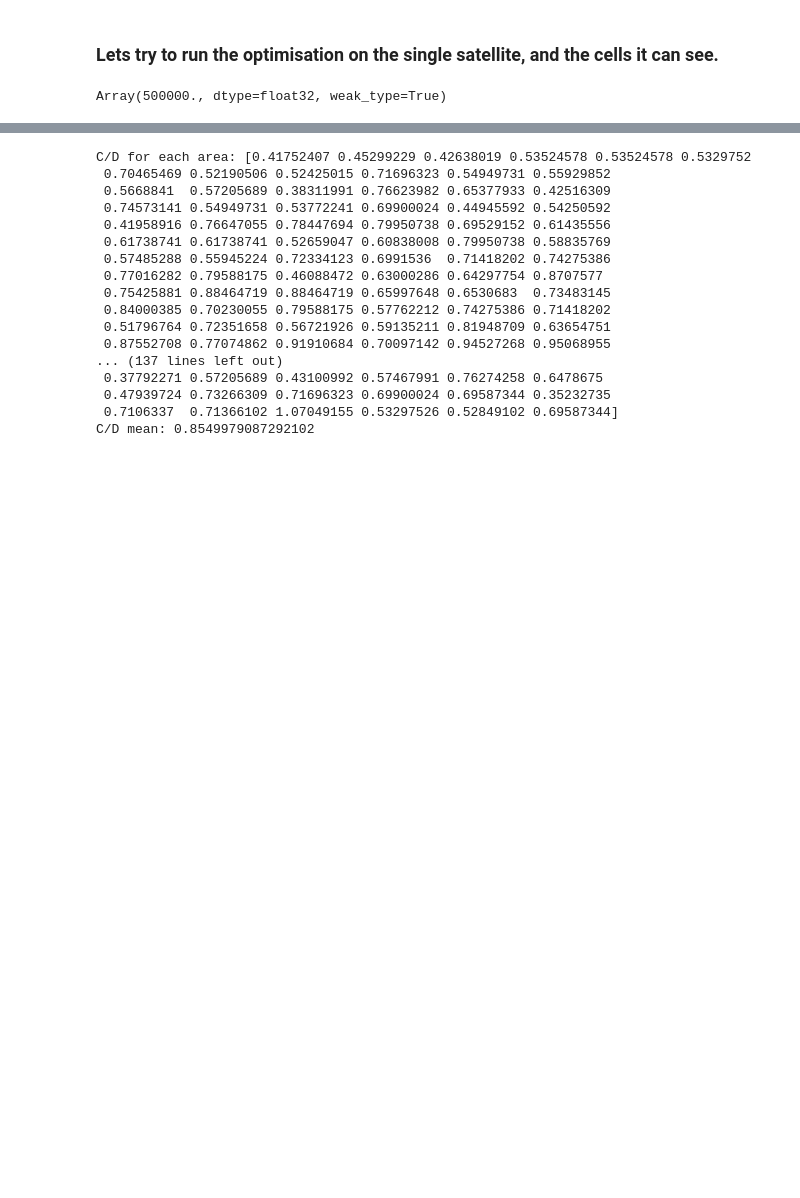
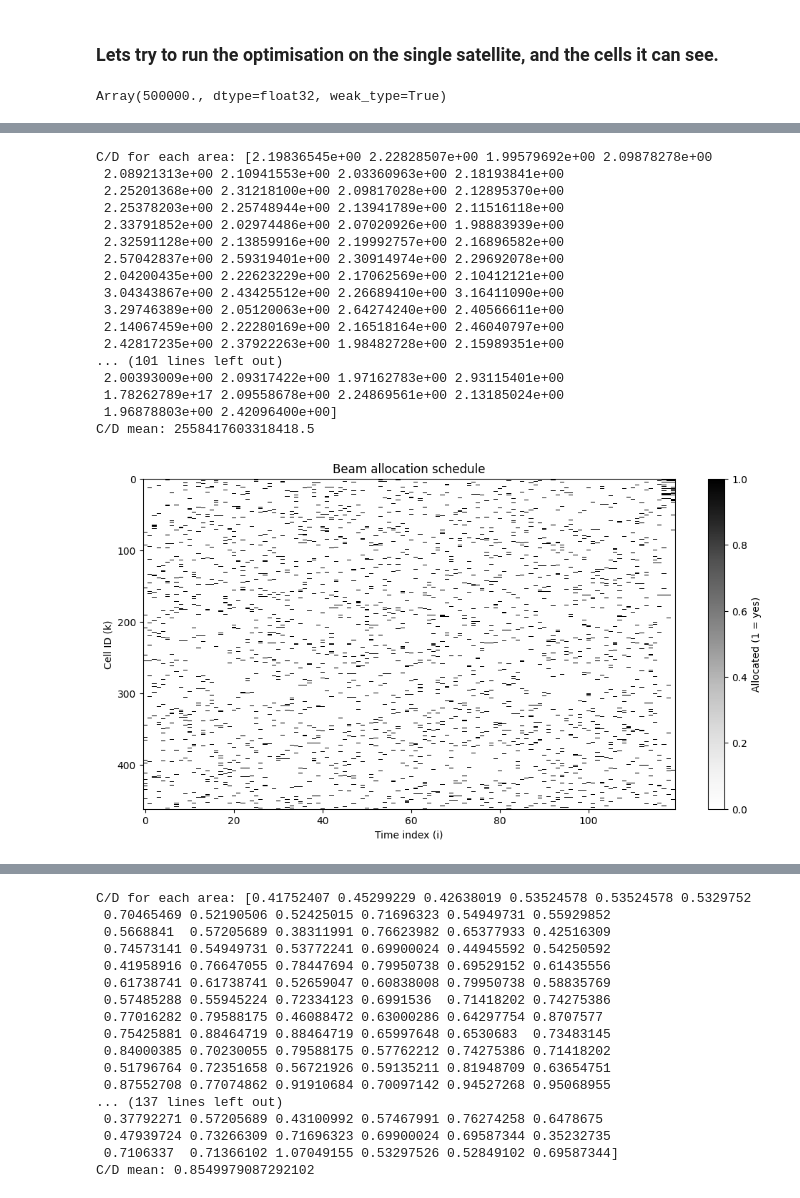
Before and after one commit to AppelEater/P10masters, a Jupyter notebook: investigation_of_demand_over_time.ipynb, the cells around one changed output, grey strips where cells are left out. Saved outputs shown, nothing was run; the diff lists cells and outputs as text; code cells hidden in the pictures; blank space fills up the shorter version.

```diff
--- a/investigation_of_demand_over_time.ipynb
+++ b/investigation_of_demand_over_time.ipynb
@@ -519,3 +510,44 @@ Academic license - for non-commercial use only - expires 2026-05-13
+# %%
+schedule_gurobi = np.zeros((len(I), len(K)))  # rows = time steps, columns = cells
+
+for i_idx, i in enumerate(I):
+    for k_idx, k in enumerate(K):
+        if x[i, k].X > 0.5:
+            schedule_gurobi[i_idx, k_idx] = 1
+
+# Calculate the C/D for each area
+C_D = np.zeros(len(demand))
+for i in range(len(demand)):
+    C_D[i] = rates[i] * np.sum(schedule_gurobi[:, i]) / (demand[i]*T+1e-10)  # Avoid division by zero
+print("C/D for each area:", C_D)
+print("C/D mean:", np.mean(C_D))
+
+plt.figure(figsize=(12, 6))
+plt.imshow(schedule_gurobi.T, aspect='auto', cmap='Greys', interpolation='none')
+plt.xlabel("Time index (i)")
+plt.ylabel("Cell ID (k)")
+plt.title("Beam allocation schedule")
+plt.colorbar(label="Allocated (1 = yes)")
+plt.show()
+# %% [output]
+C/D for each area: [2.19836545e+00 2.22828507e+00 1.99579692e+00 2.09878278e+00
+ 2.08921313e+00 2.10941553e+00 2.03360963e+00 2.18193841e+00
+ 2.25201368e+00 2.31218100e+00 2.09817028e+00 2.12895370e+00
+ 2.25378203e+00 2.25748944e+00 2.13941789e+00 2.11516118e+00
+ 2.33791852e+00 2.02974486e+00 2.07020926e+00 1.98883939e+00
+ 2.32591128e+00 2.13859916e+00 2.19992757e+00 2.16896582e+00
+ 2.57042837e+00 2.59319401e+00 2.30914974e+00 2.29692078e+00
+ 2.04200435e+00 2.22623229e+00 2.17062569e+00 2.10412121e+00
+ 3.04343867e+00 2.43425512e+00 2.26689410e+00 3.16411090e+00
+ 3.29746389e+00 2.05120063e+00 2.64274240e+00 2.40566611e+00
+ 2.14067459e+00 2.22280169e+00 2.16518164e+00 2.46040797e+00
+ 2.42817235e+00 2.37922263e+00 1.98482728e+00 2.15989351e+00
+... (101 lines left out)
+ 2.00393009e+00 2.09317422e+00 1.97162783e+00 2.93115401e+00
+ 1.78262789e+17 2.09558678e+00 2.24869561e+00 2.13185024e+00
+ 1.96878803e+00 2.42096400e+00]
+C/D mean: 2558417603318418.5
+[figure, added]
 # %%
 # Results
 print("Status:", pulp.LpStatus[problem.status])
```
Also changed, not shown: parts of 13 cells of this notebook, 2 other files.
